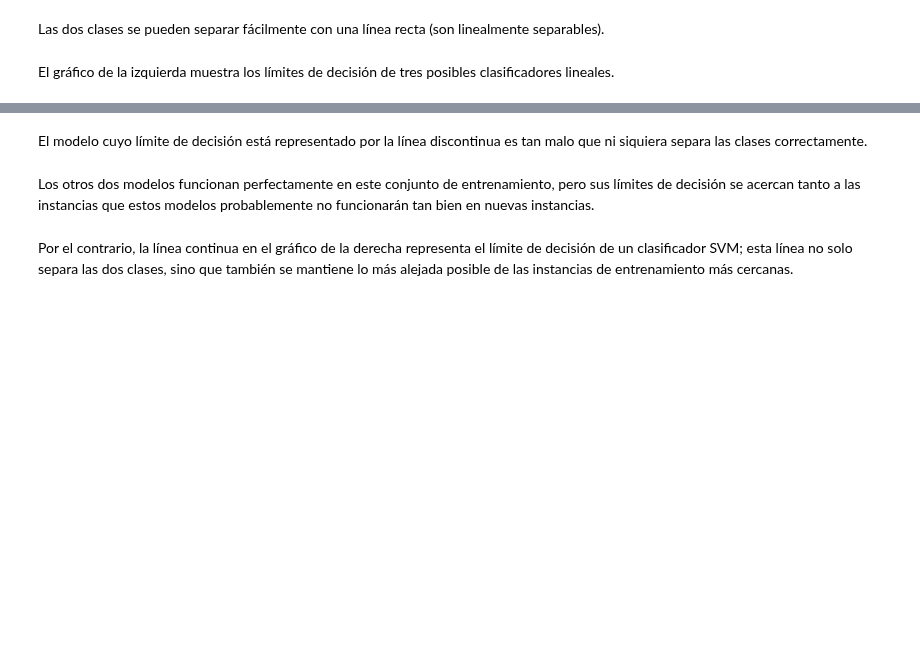
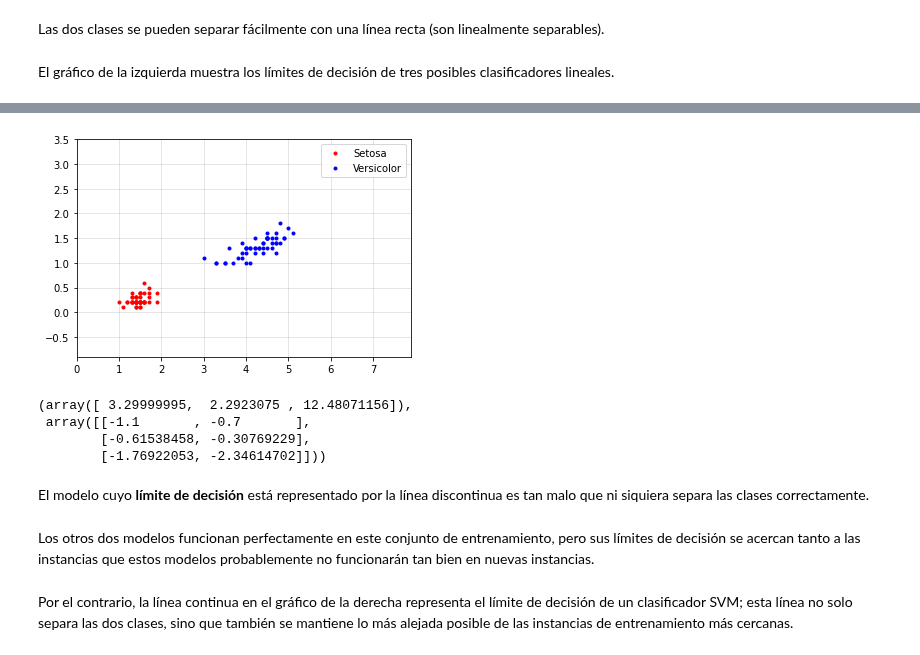
Before and after one commit to marco-canas/didactica_ciencia_datos, a Jupyter notebook: referentes/geron/part_1/chap_5_svm/chap_5_svm.ipynb, the cells around one changed output, grey strips where cells are left out. Saved outputs shown, nothing was run; the diff lists cells and outputs as text; code cells hidden in the pictures; blank space fills up the shorter version.

```diff
--- a/referentes/geron/part_1/chap_5_svm/chap_5_svm.ipynb
+++ b/referentes/geron/part_1/chap_5_svm/chap_5_svm.ipynb
@@ -26,8 +29,54 @@ Las dos clases se pueden separar fácilmente con una línea recta (son linealmen
 El gráfico de la izquierda muestra los límites de decisión de tres posibles clasificadores lineales.
 # %% [markdown]
 <img src = 'https://github.com/marco-canas/didactica_ciencia_datos/blob/main/referentes/geron/part_1/chap_5_svm/figure_5_1.jpg?raw=true'>
+# %%
+import numpy as np
+import matplotlib.pyplot as plt
+
+from sklearn.datasets import load_iris
+from sklearn.model_selection import train_test_split
+from sklearn.preprocessing import StandardScaler
+
+from sklearn.svm import SVC
+from sklearn.pipeline import Pipeline
+
+iris = load_iris()
+X = iris.data[:,(2,3)] # longitud y ancho de pétalo
+y = iris.target
+
+X_train, X_test, y_train, y_test = train_test_split(X, y, test_size = 0.2, random_state = 42,\
+                                                   stratify = y)
+
+
+escalador = StandardScaler()
+X_train_escalado = escalador.fit_transform(X_train)
+svm_clf = SVC(kernel = 'linear')
+svm_clf.fit(X_train, y_train)
+
+
+#graficación de las clases
+fig, ax = plt.subplots()
+
+ax.plot(X[:,0][y==0], X[:,1][y==0],'r.', label = 'Setosa')
+ax.plot(X[:,0][y==1], X[:,1][y==1], 'b.',label = 'Versicolor')
+
+ax.legend()
+
+ax.axis([X[:,0].min()-1, X[:,0].max()+1, X[:,1].min()-1, X[:,1].max()+1 ])
+ax.grid(alpha = 0.4)
+
+plt.show()
+# %% [output]
+[figure, added]
+# %%
+svm_clf.intercept_, svm_clf.coef_
+# %% [output]
+(array([ 3.29999995,  2.2923075 , 12.48071156]),
+ array([[-1.1       , -0.7       ],
+        [-0.61538458, -0.30769229],
+        [-1.76922053, -2.34614702]]))
 # %% [markdown]
-El modelo cuyo límite de decisión está representado por la línea discontinua es tan malo que ni siquiera separa las clases correctamente.
+El modelo cuyo **límite de decisión** está representado por la línea discontinua es tan malo que ni siquiera separa las clases correctamente.
 # %% [markdown]
 Los otros dos modelos funcionan perfectamente en este conjunto de entrenamiento, pero sus límites de decisión se acercan tanto a las instancias que estos modelos probablemente no funcionarán tan bien en nuevas instancias.
 # %% [markdown]
```
Also changed, not shown: parts of 78 cells of this notebook, 4 other files.
